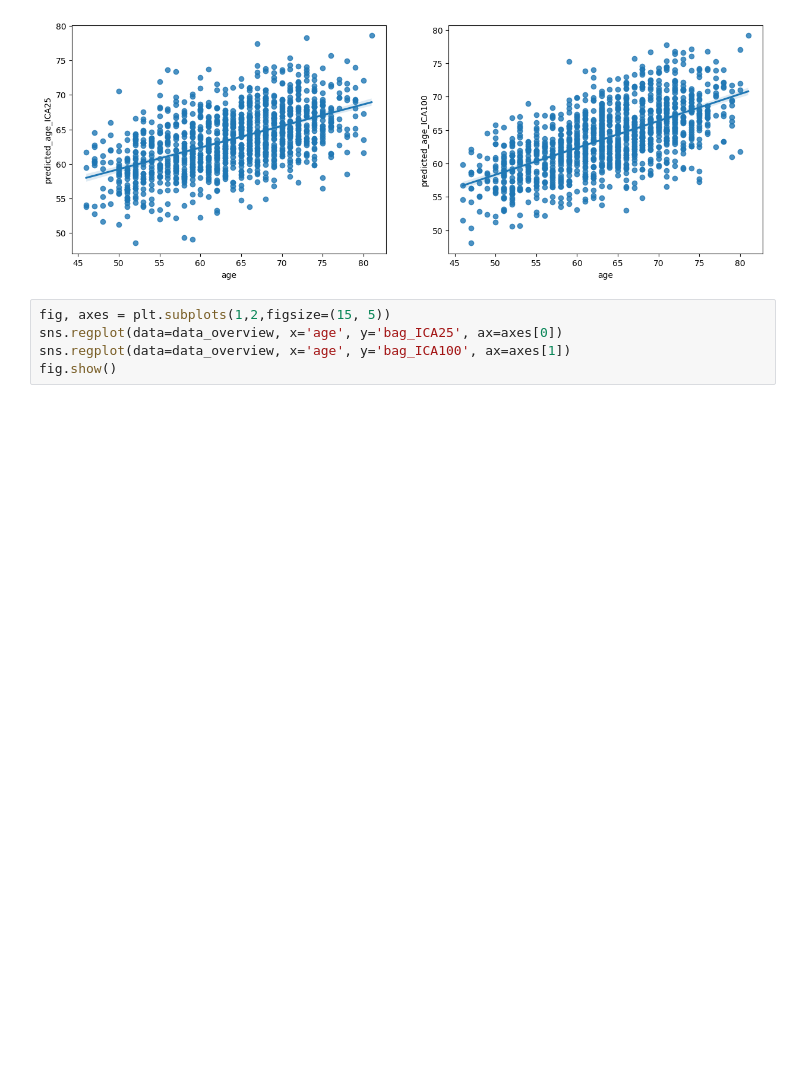
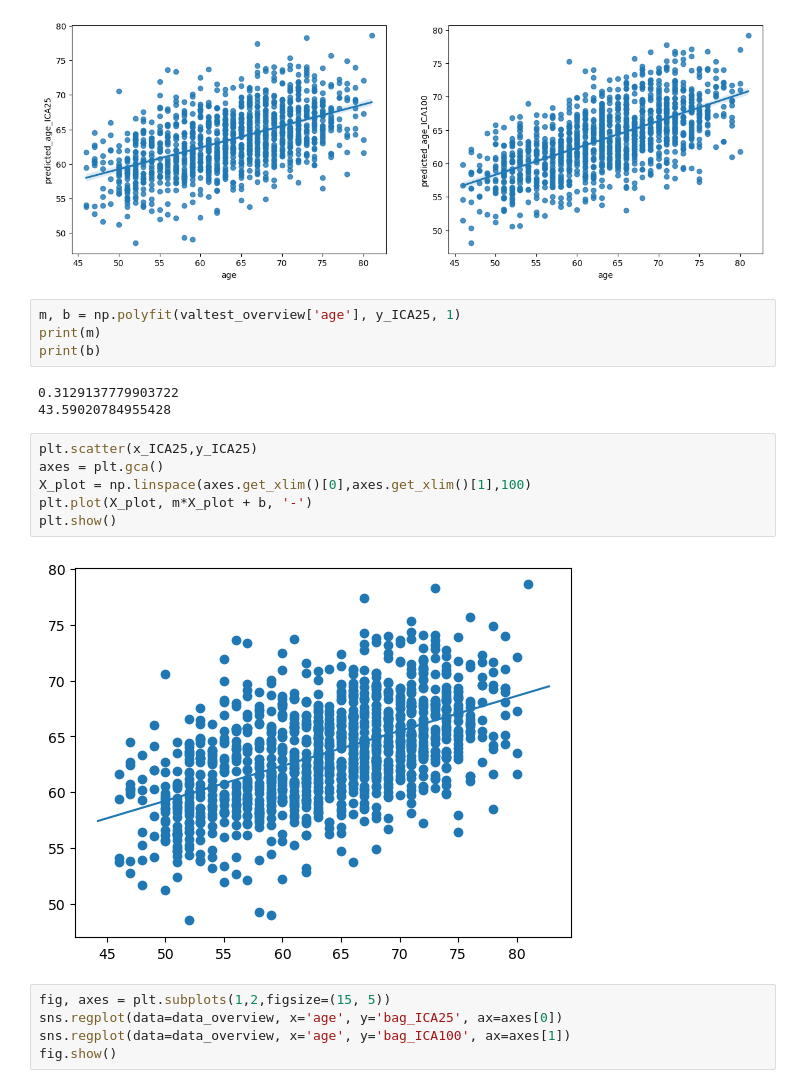
Before and after one commit to laura-riedel/IM, a Jupyter notebook: src/FinalModels/final_models_IM.ipynb, the cells around one changed output. Drawn from its saved outputs; the diff is of its cells as text; blank space fills up the shorter version.

```diff
--- a/src/FinalModels/final_models_IM.ipynb
+++ b/src/FinalModels/final_models_IM.ipynb
@@ -265,6 +266,21 @@ sns.regplot(data=data_overview, x='age', y='predicted_age_ICA100', ax=axes[1])
 fig.show()
 # %% [output]
 [figure]
+# %%
+m, b = np.polyfit(valtest_overview['age'], y_ICA25, 1)
+print(m)
+print(b)
+# %% [output]
+0.3129137779903722
+43.59020784955428
+# %%
+plt.scatter(x_ICA25,y_ICA25)
+axes = plt.gca()
+X_plot = np.linspace(axes.get_xlim()[0],axes.get_xlim()[1],100)
+plt.plot(X_plot, m*X_plot + b, '-')
+plt.show()
+# %% [output]
+[figure, added]
 # %%
 fig, axes = plt.subplots(1,2,figsize=(15, 5))
 sns.regplot(data=data_overview, x='age', y='bag_ICA25', ax=axes[0])
```
Also changed, not shown: parts of 21 cells of this notebook, 3 other files.
